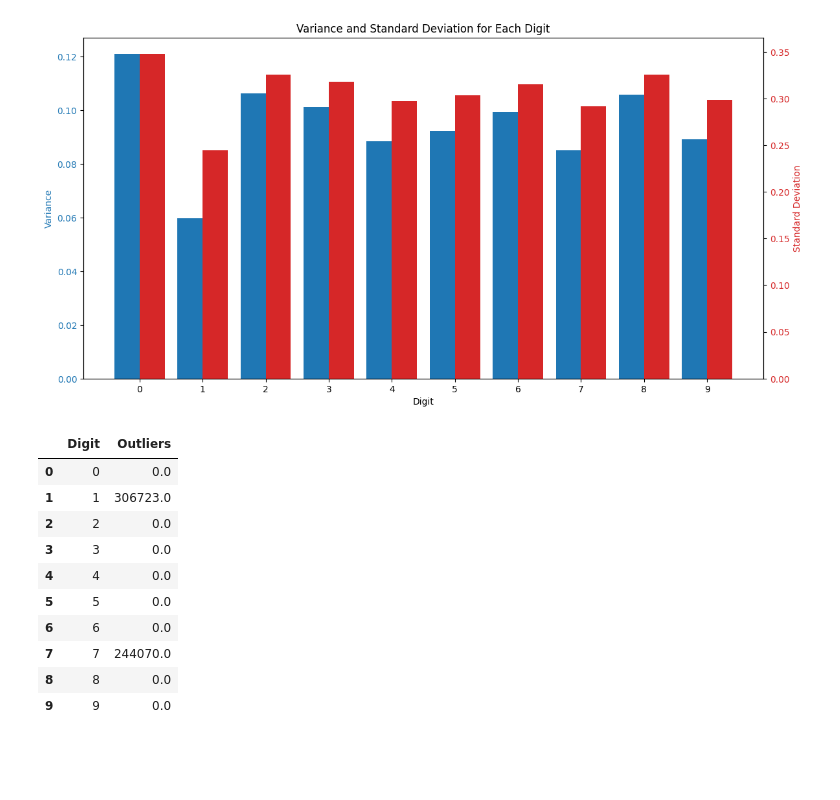
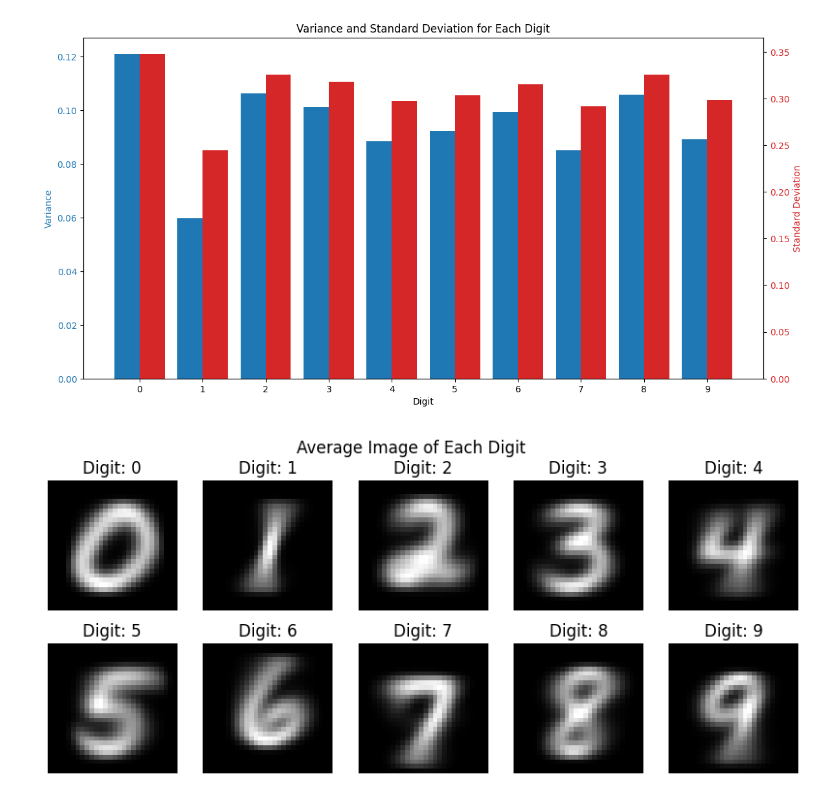
Before and after one commit to ludvigramsvik/MNIST-project-DT4031, a Jupyter notebook: Visualization.ipynb, the cells around one changed output. Cells and saved outputs as stored; diff of their text form; code cells hidden in the pictures; blank space fills up the shorter version.

```diff
--- a/Visualization.ipynb
+++ b/Visualization.ipynb
@@ -106,22 +120,17 @@ plt.show()
 | 8 | 8 | 0.105794 | 0.325260 |
 | 9 | 9 | 0.089184 | 0.298638 |
 [figure]
-# %%
-from calculations import outlier
-#outliers for each digit
-outliers_frame = pd.DataFrame({"Digit": np.arange(10)})
-for i in range(10):
-    outliers_frame.loc[i, "Outliers"] = outlier(X_train_normalized[y_train == i])
-display(outliers_frame)
-# %% [output]
-|  | Digit | Outliers |
-| 0 | 0 | 0.0 |
-| 1 | 1 | 306723.0 |
-| 2 | 2 | 0.0 |
-| 3 | 3 | 0.0 |
-| 4 | 4 | 0.0 |
-| 5 | 5 | 0.0 |
-| 6 | 6 | 0.0 |
-| 7 | 7 | 244070.0 |
-| 8 | 8 | 0.0 |
-| 9 | 9 | 0.0 |
+# %%
+#Averege image of each digit
+average_images = np.zeros((10, 28, 28))
+for i in range(10):
+    average_images[i] = np.mean(X_train[y_train == i], axis=0)
+fig, axes = plt.subplots(2, 5, figsize=(10, 4))
+for i in range(10):
+    axes[i // 5, i % 5].imshow(average_images[i], cmap='gray')
+    axes[i // 5, i % 5].set_title(f"Digit: {i}")
+    axes[i // 5, i % 5].axis('off')
+plt.suptitle("Average Image of Each Digit")
+plt.show()
+# %% [output]
+[figure, added]
```
Also changed, not shown: parts of 3 cells of this notebook, 1 other file.
